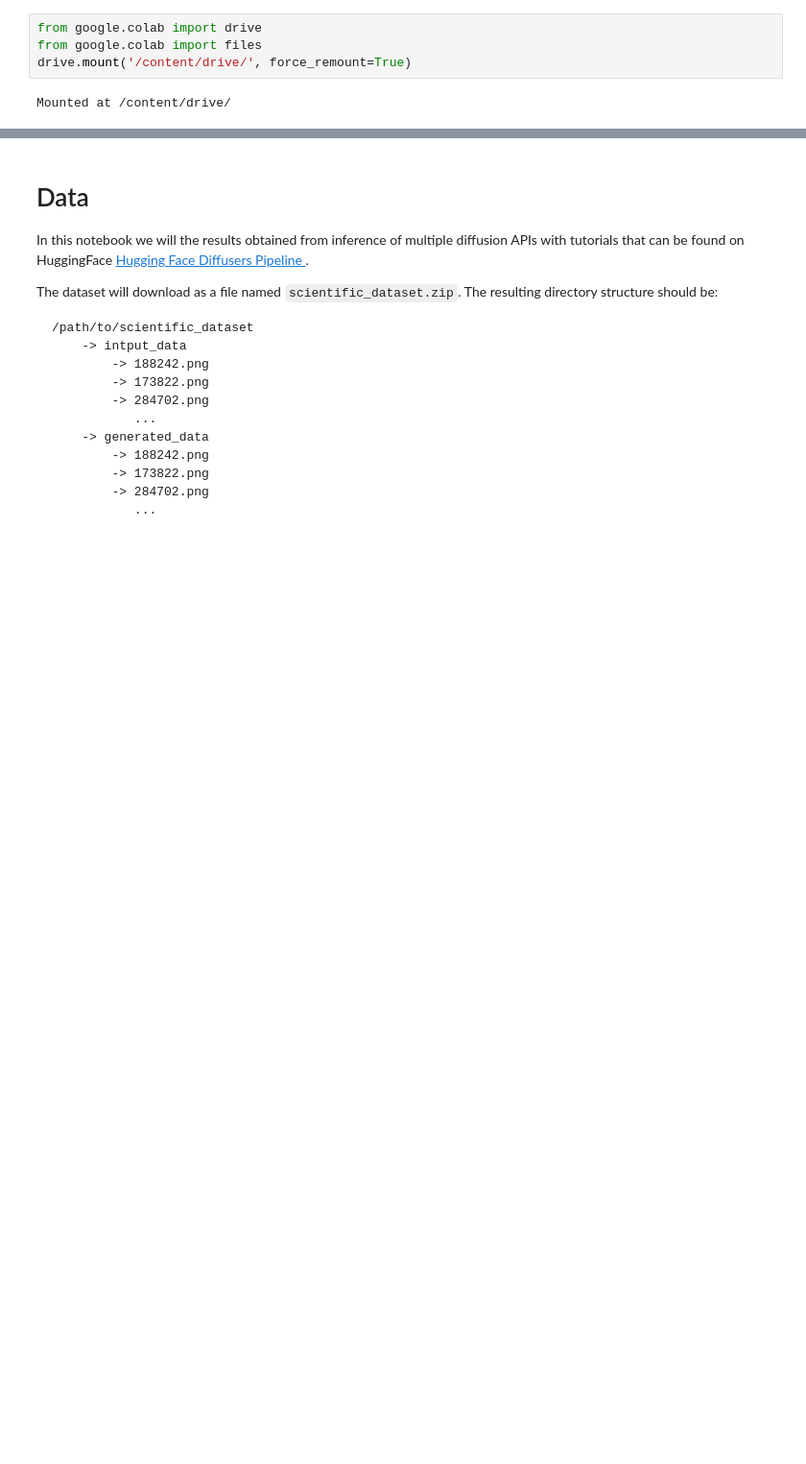
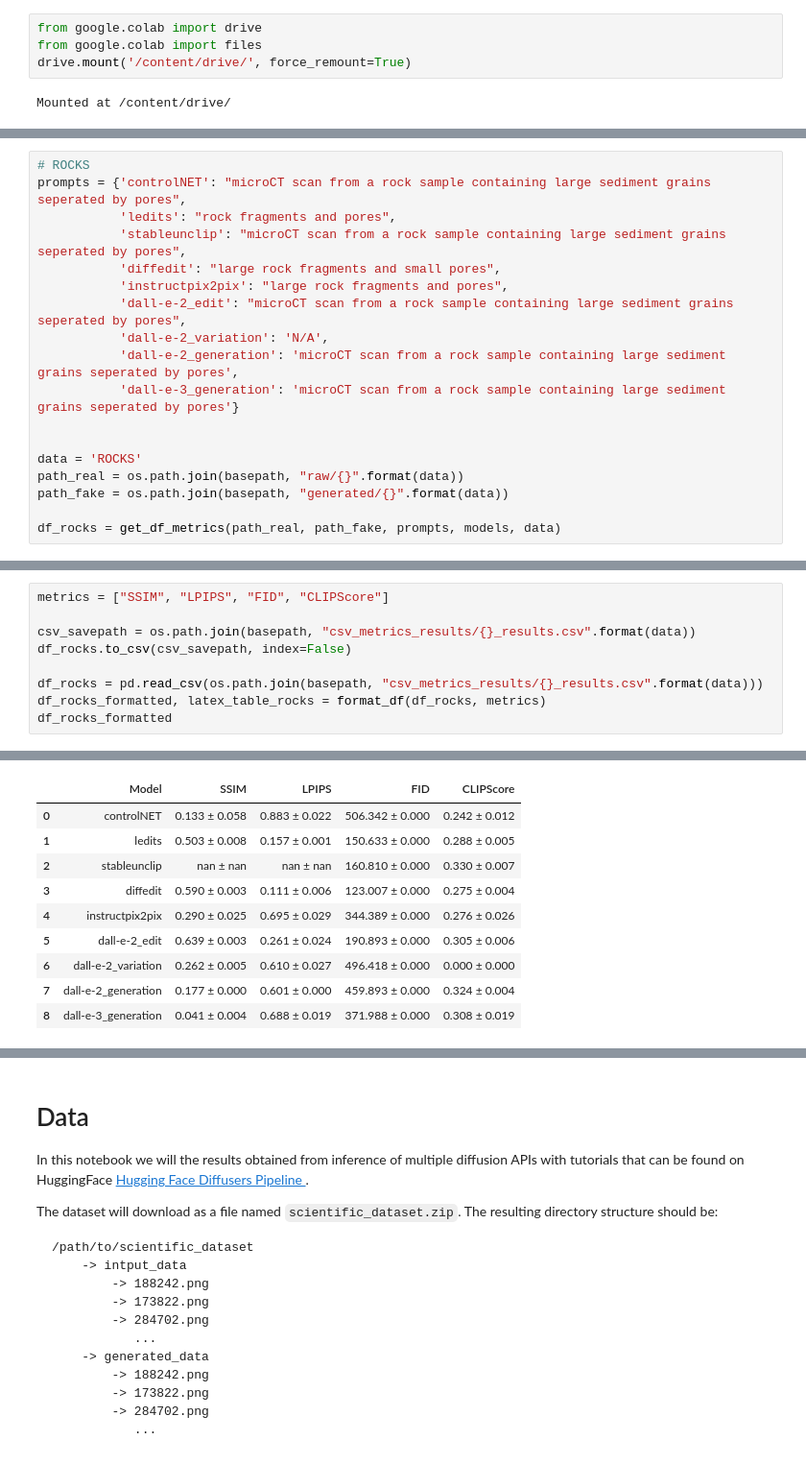
Before and after one commit to lbl-camera/genAI, a Jupyter notebook: calculate_metrics.ipynb, the cells around one changed output, grey strips where cells are left out. Shown at 96% size. Saved outputs shown, nothing was run; the diff lists cells and outputs as text; blank space fills up the shorter version.

```diff
--- a/calculate_metrics.ipynb
+++ b/calculate_metrics.ipynb
@@ -214,0 +557,18 @@ def get_metrics_diffusion(raw_path, edited_img_rootpath, resize = True, resize_s
+# %%
+# ROCKS
+prompts = {'controlNET': "microCT scan from a rock sample containing large sediment grains seperated by pores",
+           'ledits': "rock fragments and pores",
+           'stableunclip': "microCT scan from a rock sample containing large sediment grains seperated by pores",
+           'diffedit': "large rock fragments and small pores",
+           'instructpix2pix': "large rock fragments and pores",
+           'dall-e-2_edit': "microCT scan from a rock sample containing large sediment grains seperated by pores",
+           'dall-e-2_variation': 'N/A',
+           'dall-e-2_generation': 'microCT scan from a rock sample containing large sediment grains seperated by pores',
+           'dall-e-3_generation': 'microCT scan from a rock sample containing large sediment grains seperated by pores'}
+
+
+data = 'ROCKS'
+path_real = os.path.join(basepath, "raw/{}".format(data))
+path_fake = os.path.join(basepath, "generated/{}".format(data))
+
+df_rocks = get_df_metrics(path_real, path_fake, prompts, models, data)
@@ -214,0 +642,10 @@ def get_metrics_diffusion(raw_path, edited_img_rootpath, resize = True, resize_s
+# %%
+metrics = ["SSIM", "LPIPS", "FID", "CLIPScore"]
+
+csv_savepath = os.path.join(basepath, "csv_metrics_results/{}_results.csv".format(data))
+df_rocks.to_csv(csv_savepath, index=False)
+
+df_rocks = pd.read_csv(os.path.join(basepath, "csv_metrics_results/{}_results.csv".format(data)))
+df_rocks_formatted, latex_table_rocks = format_df(df_rocks, metrics)
+df_rocks_formatted
+# %% [output]
@@ -214,0 +671,10 @@ def get_metrics_diffusion(raw_path, edited_img_rootpath, resize = True, resize_s
+|  | Model | SSIM | LPIPS | FID | CLIPScore |
+| 0 | controlNET | 0.133 ± 0.058 | 0.883 ± 0.022 | 506.342 ± 0.000 | 0.242 ± 0.012 |
+| 1 | ledits | 0.503 ± 0.008 | 0.157 ± 0.001 | 150.633 ± 0.000 | 0.288 ± 0.005 |
+| 2 | stableunclip | nan ± nan | nan ± nan | 160.810 ± 0.000 | 0.330 ± 0.007 |
+| 3 | diffedit | 0.590 ± 0.003 | 0.111 ± 0.006 | 123.007 ± 0.000 | 0.275 ± 0.004 |
+| 4 | instructpix2pix | 0.290 ± 0.025 | 0.695 ± 0.029 | 344.389 ± 0.000 | 0.276 ± 0.026 |
+| 5 | dall-e-2_edit | 0.639 ± 0.003 | 0.261 ± 0.024 | 190.893 ± 0.000 | 0.305 ± 0.006 |
+| 6 | dall-e-2_variation | 0.262 ± 0.005 | 0.610 ± 0.027 | 496.418 ± 0.000 | 0.000 ± 0.000 |
+| 7 | dall-e-2_generation | 0.177 ± 0.000 | 0.601 ± 0.000 | 459.893 ± 0.000 | 0.324 ± 0.004 |
+| 8 | dall-e-3_generation | 0.041 ± 0.004 | 0.688 ± 0.019 | 371.988 ± 0.000 | 0.308 ± 0.019 |
```
Also changed, not shown: parts of 90 cells of this notebook.
